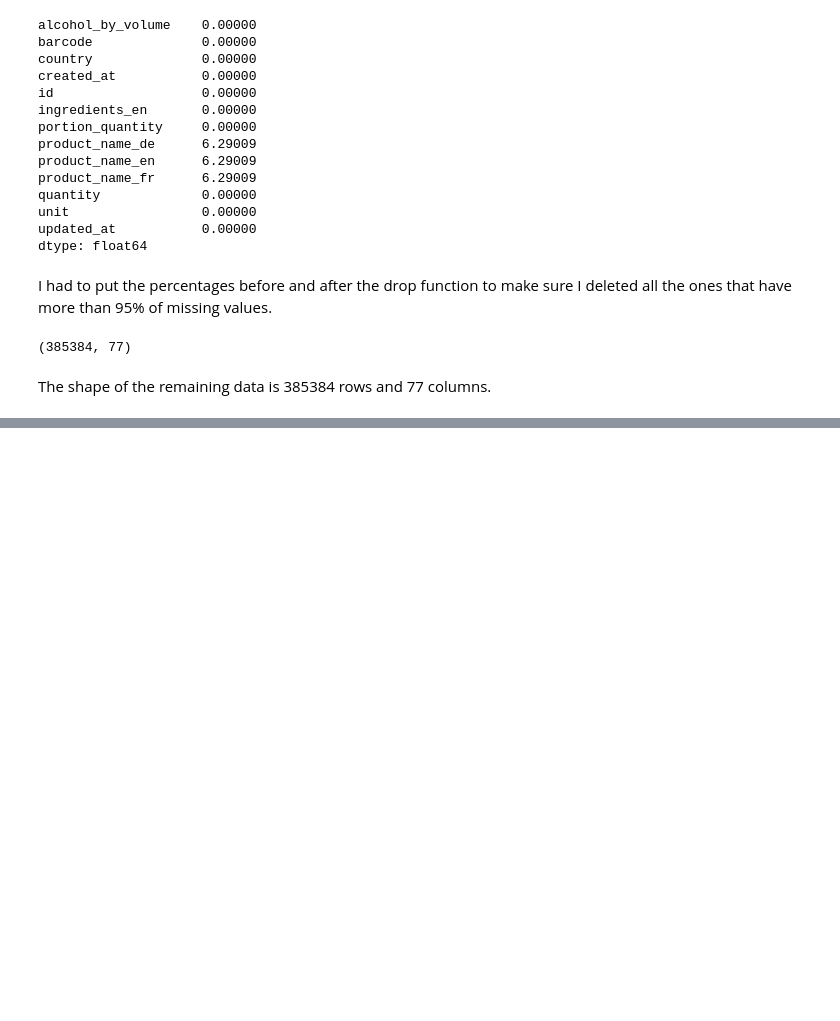
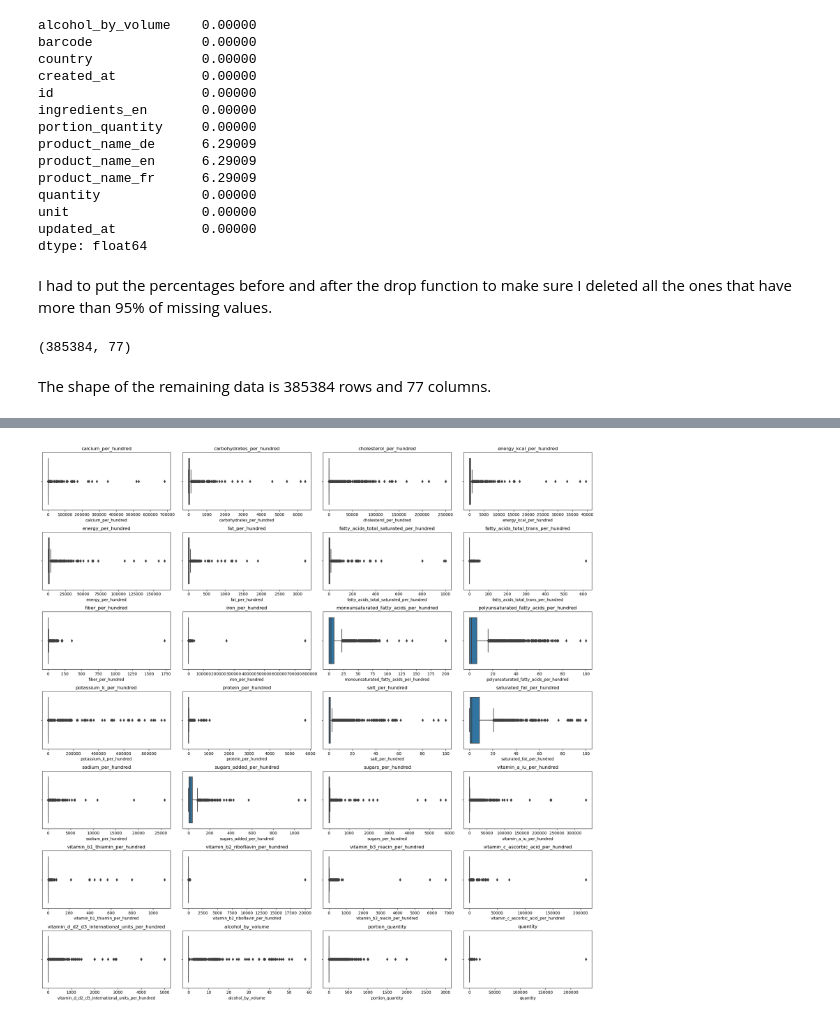
Before and after one commit to maharhandi/Intro_data_analysis, a Jupyter notebook: OpenFood/OpenFood_data_analysis.ipynb, the cells around one changed output, grey strips where cells are left out. Cells and saved outputs as stored; diff of their text form; code cells hidden in the pictures; blank space fills up the shorter version.

```diff
--- a/OpenFood/OpenFood_data_analysis.ipynb
+++ b/OpenFood/OpenFood_data_analysis.ipynb
@@ -577,0 +677,11 @@ The shape of the remaining data is 385384 rows and 77 columns.
+# %%
+fig, axes = plt.subplots(7, 4, figsize=(20, 20))
+
+for ax, col in zip(axes.flat, numerical_values.columns):
+    sns.boxplot(x=numerical_values[col], ax=ax)
+    ax.set_title(col)
+
+plt.tight_layout()
+plt.show()
+# %% [output]
+[figure, added]
```
Also changed, not shown: parts of 86 cells of this notebook.
